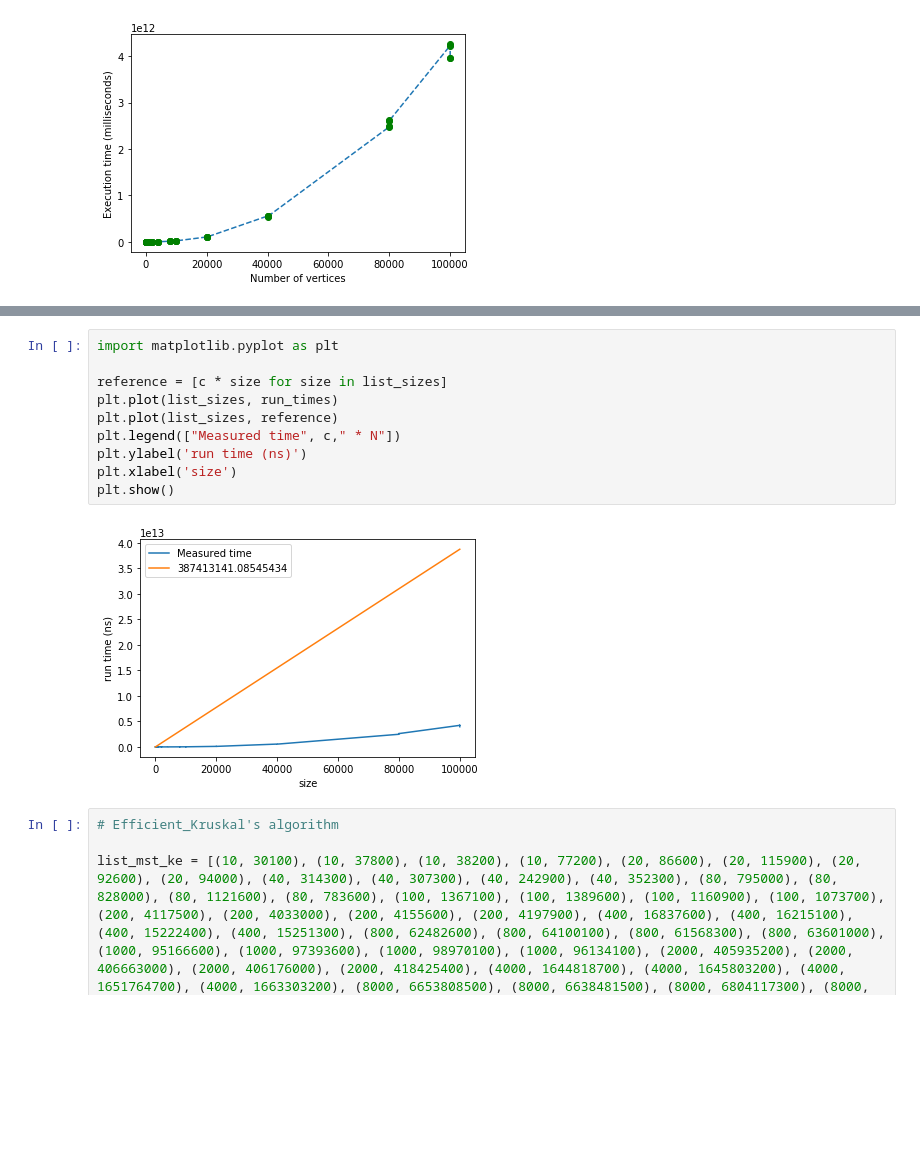
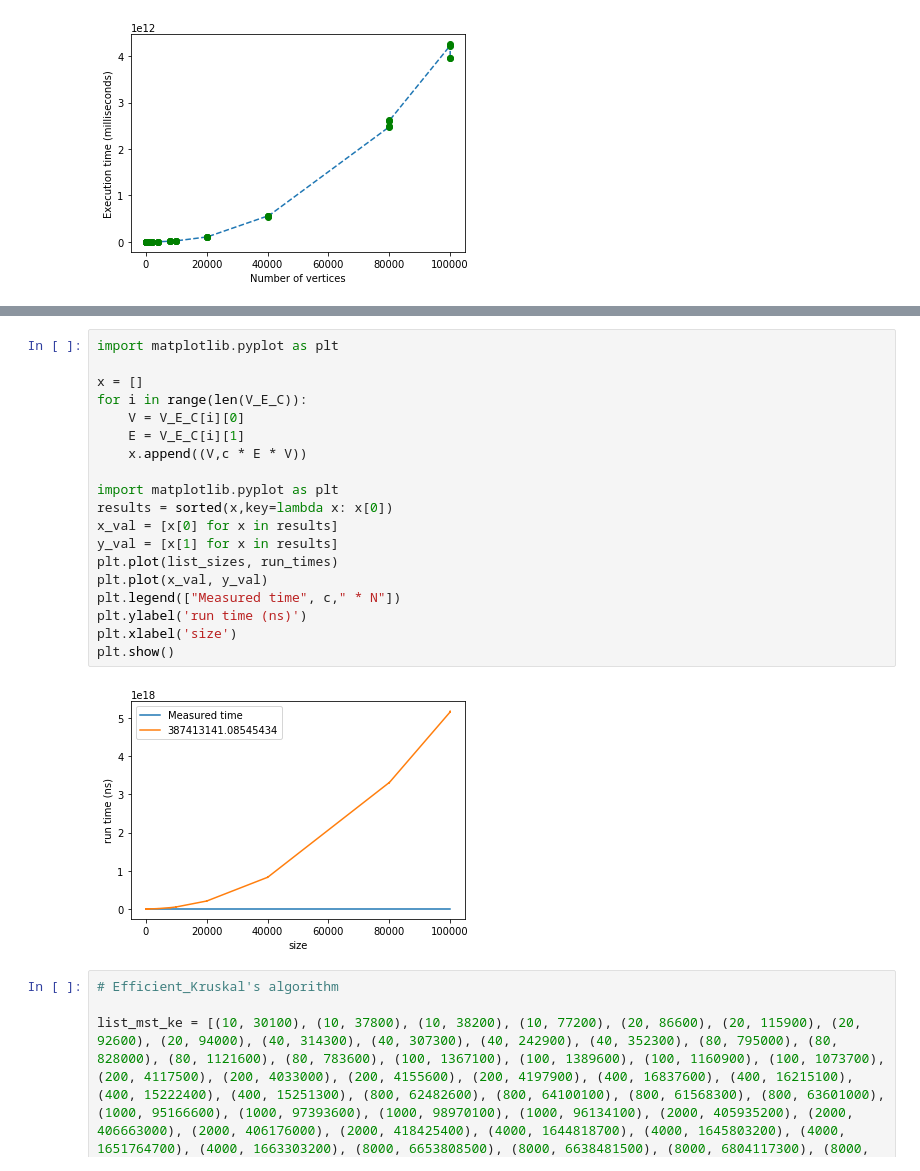
Before and after one commit to nurSaadat/algo2022, a Jupyter notebook: Algorithms_plots.ipynb, the cells around one changed output, grey strips where cells are left out. Cells and saved outputs as stored; diff of their text form; blank space fills up the shorter version.

Commit message:
Update Algorithms_plots.ipynb
with every push we stray further away from the real answer

```diff
--- a/Algorithms_plots.ipynb
+++ b/Algorithms_plots.ipynb
@@ -80,15 +79,24 @@ Size            Time(ns)                        Costant
 # %%
 import matplotlib.pyplot as plt
 
-reference = [c * size for size in list_sizes]
+x = []
+for i in range(len(V_E_C)):
+    V = V_E_C[i][0]
+    E = V_E_C[i][1]
+    x.append((V,c * E * V))
+
+import matplotlib.pyplot as plt
+results = sorted(x,key=lambda x: x[0])
+x_val = [x[0] for x in results]
+y_val = [x[1] for x in results]
 plt.plot(list_sizes, run_times)
-plt.plot(list_sizes, reference)
+plt.plot(x_val, y_val)
 plt.legend(["Measured time", c," * N"])
 plt.ylabel('run time (ns)')
 plt.xlabel('size')
 plt.show()
 # %% [output]
-[figure, old version]
+[figure, new version]
 # %%
 # Efficient_Kruskal's algorithm
 
```
Also changed, not shown: parts of 5 cells of this notebook.
